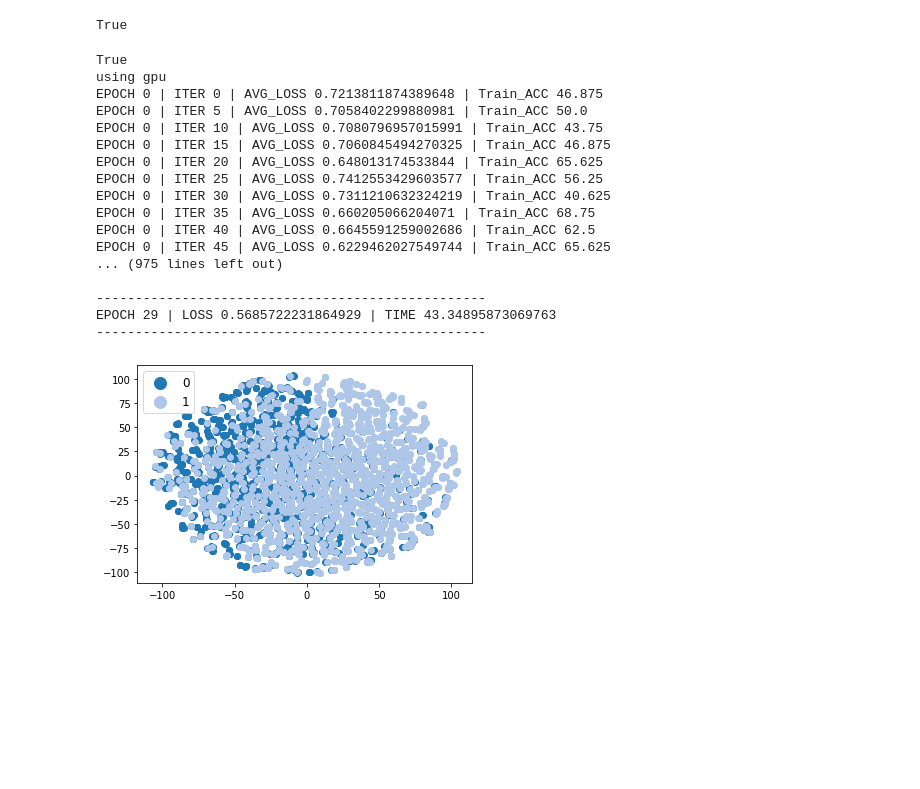
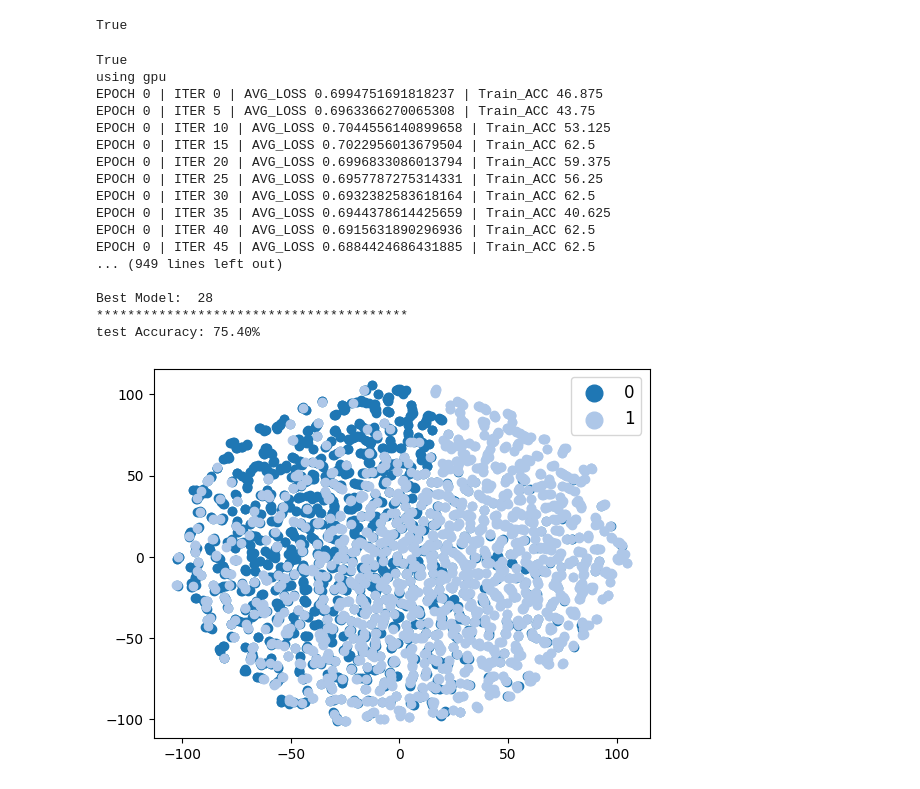
Before and after one commit to mrgps1999/COMP6721_Winter2023_GroupB, a Jupyter notebook: Resnet18/dataset1_Resnet18.ipynb, the cells around one changed output. Cells and saved outputs as stored; diff of their text form; code cells hidden in the pictures; blank space fills up the shorter version.

```diff
--- a/Resnet18/dataset1_Resnet18.ipynb
+++ b/Resnet18/dataset1_Resnet18.ipynb
@@ -209,6 +237,7 @@ def test(resnet, testloader, criterion, optimizer, epoch,step=5):
 # %%
 def val(model, val_loader, criterion, optimizer, epoch, step=5):
     model.eval()
+    loss_list = AverageMeter()
     with torch.no_grad():
         correct = 0
         total = 0
@@ -224,6 +253,7 @@ def val(model, val_loader, criterion, optimizer, epoch, step=5):
             #print(predicted,type(predicted))
             #print(labels,type(labels))
             loss = criterion(outputs,labels)
+            loss_list.update(loss.data, inputs.size(0))
             y_val.extend(predicted.to(torch.device('cpu')))
             y_expected_val.extend(labels.to(torch.device('cpu')))
             total += labels.size(0)
@@ -232,33 +262,9 @@ def val(model, val_loader, criterion, optimizer, epoch, step=5):
             #print("Total",total)
         accuracy = 100 * correct / total
         print(f'Val Accuracy: {accuracy:.2f}%')
+        # writer.add_scalar('Validation_LOSS', loss, epoch)
+        writer.add_scalar('Validation_ACCURACY', accuracy, epoch)
         return loss,accuracy
-# %%
-def test(model, test_loader, criterion, optimizer, epoch, step=5):
-    model.eval()
-    with torch.no_grad():
-        correct = 0
-        total = 0
-        print("*"*40)
-        for inputs, labels in test_loader:
-            inputs = inputs.to(device)
-
-            #print("Inside test");
-            #print(inputs.shape)
-            #print(labels.shape)
-            labels = labels.to(device)
-            outputs = model(inputs)
-
-            _, predicted = torch.max(outputs.data, 1)
-            #print(predicted,type(predicted))
-            #print(labels,type(labels))
-            y_test.extend(predicted.to(torch.device('cpu')))
-            y_expected_test.extend(labels.to(torch.device('cpu')))
-            total += labels.size(0)
-            correct += (predicted == labels).sum().item()
-        accuracy = 100 * correct / total
-        print(f'test Accuracy: {accuracy:.2f}%')
-        return accuracy
 # %%
 def visualize(model , data_loader):
     class2idx = {'Cat': 0, 'Dog': 1}
@@ -343,52 +349,55 @@ def main():
 
     history = open("/content/gdrive/MyDrive/Results/dataset1_Resnet18_history.csv",'w')
     history.write('epochs , trainloss , Train-acc,val_acc , test_acc \n')
     max_accuracy = 0
+    finalepoch  = 0
     for epoch in range(0,epochs):
         start = time.time()
         train_loss,accuracy = train(model, train_loader, criterion, optimizer, epoch)
         vallosss,val_loss = val(model, val_loader, criterion, optimizer, epoch)
-        test_loss = test(model, test_loader, criterion, optimizer, epoch)
+
         trainloss.append(train_loss.cpu().detach().numpy())
         valloss.append(vallosss.cpu().detach().numpy())
         epochnum.append(epoch)
         print()
         print('-' * 50)
         print('EPOCH {} | LOSS {} | TIME {}'.format(epoch, train_loss, time.time() - start))
         print('-' * 50)
         print()
 
         if(val_loss > max_accuracy):
           max_accuracy = val_loss
+          finalepoch  = epoch
           save_checkpoint({'epoch': epoch,'state_dict': model.state_dict(),
-            'optimizer' : optimizer.state_dict(),'loss' : train_loss}, "/content/gdrive/MyDrive/Checkpoints/dataset1_Resnet18.ckpt")
+            'optimizer' : optimizer.state_dict(),'loss' : train_loss}, "/content/gdrive/MyDrive/Checkpoints/dataset1_Resnet18_checkpoint.ckpt")
 
-        history.write('{},{},{},{},{}\n'.format(epoch, train_loss,accuracy, val_loss , test_loss))
-
+        history.write('{},{},{},{}\n'.format(epoch, train_loss,accuracy, val_loss ))
+    test_loss = test(model, test_loader, criterion, optimizer, finalepoch)
     history.close()
     visualize(model,train_loader)
+
 # Press the green button in the gutter to run the script.
 if __name__ == '__main__':
     main()
 # %% [output]
 True
 using gpu
-EPOCH 0 | ITER 0 | AVG_LOSS 0.7213811874389648 | Train_ACC 46.875
-EPOCH 0 | ITER 5 | AVG_LOSS 0.7058402299880981 | Train_ACC 50.0
-EPOCH 0 | ITER 10 | AVG_LOSS 0.7080796957015991 | Train_ACC 43.75
-EPOCH 0 | ITER 15 | AVG_LOSS 0.7060845494270325 | Train_ACC 46.875
-EPOCH 0 | ITER 20 | AVG_LOSS 0.648013174533844 | Train_ACC 65.625
-EPOCH 0 | ITER 25 | AVG_LOSS 0.7412553429603577 | Train_ACC 56.25
-EPOCH 0 | ITER 30 | AVG_LOSS 0.7311210632324219 | Train_ACC 40.625
-EPOCH 0 | ITER 35 | AVG_LOSS 0.660205066204071 | Train_ACC 68.75
-EPOCH 0 | ITER 40 | AVG_LOSS 0.6645591259002686 | Train_ACC 62.5
-EPOCH 0 | ITER 45 | AVG_LOSS 0.6229462027549744 | Train_ACC 65.625
-... (975 lines left out)
+EPOCH 0 | ITER 0 | AVG_LOSS 0.6994751691818237 | Train_ACC 46.875
+EPOCH 0 | ITER 5 | AVG_LOSS 0.6963366270065308 | Train_ACC 43.75
+EPOCH 0 | ITER 10 | AVG_LOSS 0.7044556140899658 | Train_ACC 53.125
+EPOCH 0 | ITER 15 | AVG_LOSS 0.7022956013679504 | Train_ACC 62.5
+EPOCH 0 | ITER 20 | AVG_LOSS 0.6996833086013794 | Train_ACC 59.375
+EPOCH 0 | ITER 25 | AVG_LOSS 0.6957787275314331 | Train_ACC 56.25
+EPOCH 0 | ITER 30 | AVG_LOSS 0.6932382583618164 | Train_ACC 62.5
+EPOCH 0 | ITER 35 | AVG_LOSS 0.6944378614425659 | Train_ACC 40.625
+EPOCH 0 | ITER 40 | AVG_LOSS 0.6915631890296936 | Train_ACC 62.5
+EPOCH 0 | ITER 45 | AVG_LOSS 0.6884424686431885 | Train_ACC 62.5
+... (949 lines left out)
 
---------------------------------------------------
-EPOCH 29 | LOSS 0.5685722231864929 | TIME 43.34895873069763
---------------------------------------------------
+Best Model:  28
+****************************************
+test Accuracy: 75.40%
-[figure, old version]
+[figure, new version]
 # %%
 plotloss()
 # %% [output]
```
Also changed, not shown: parts of 8 cells of this notebook.
